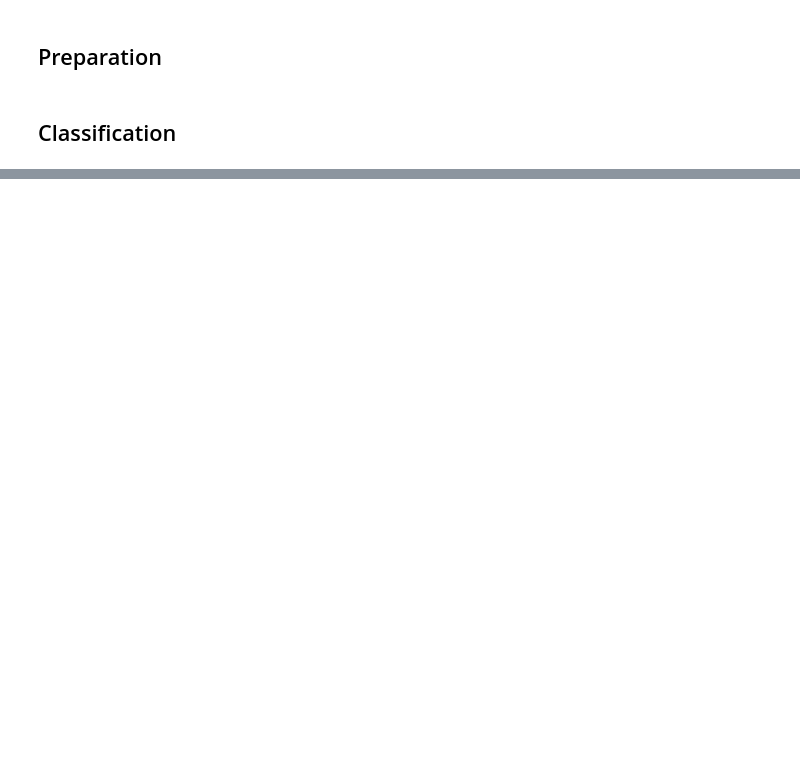
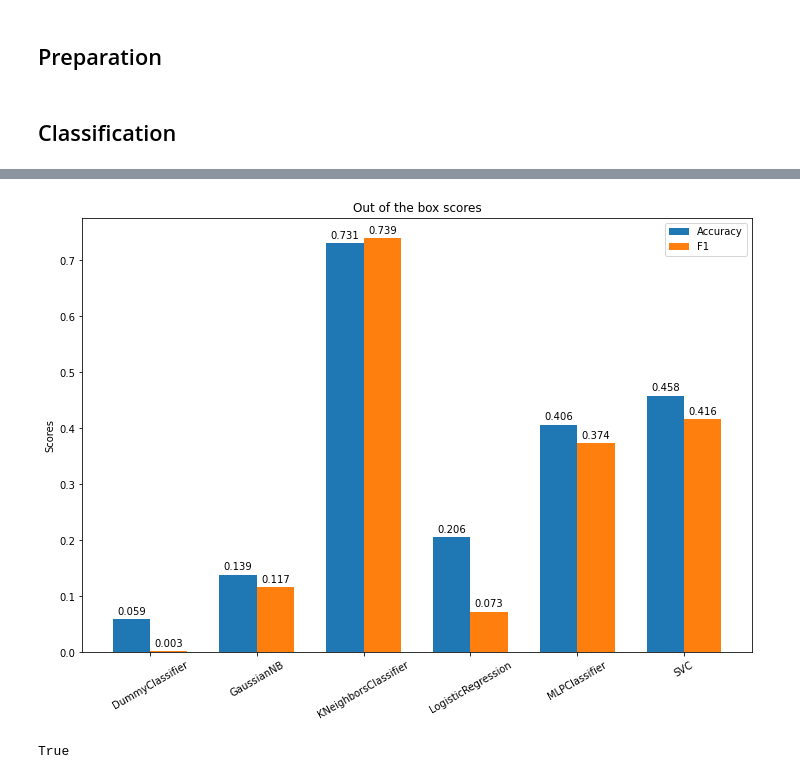
Before and after one commit to k-papadakis/ml-labs, a Jupyter notebook: supervised.ipynb, the cells around one changed output, grey strips where cells are left out. Cells and saved outputs as stored; diff of their text form; code cells hidden in the pictures; blank space fills up the shorter version.

Commit message:
Finished with the defaults in the supervised part.

```diff
--- a/supervised.ipynb
+++ b/supervised.ipynb
@@ -133,4 +146,2 @@ X_train, X_test, y_train, y_test = train_test_split(X, y, test_size=0.3, random_
 # %% [markdown]
 ## Classification
-# %%
-clf = LogisticRegression(random_state=RANDOM_STATE)
@@ -136,0 +166,11 @@ clf = LogisticRegression(random_state=RANDOM_STATE)
+# %%
+@ignore_warnings(category=ConvergenceWarning)
+def get_default_measurement(clf_class, X_train, X_test, y_train, y_test):
+    clf = clf_class()
+    clf.fit(X_train, y_train)
+    y_pred = clf.predict(X_test)
+    acc = accuracy_score(y_test, y_pred)
+    f1 = f1_score(y_test, y_pred, average='macro')
+    return acc, f1, clf
+# %%
+default_measurements = [get_default_measurement(clf_class, X_train, X_test, y_train, y_test) for clf_class in clf_classes]
@@ -136,0 +191,31 @@ clf = LogisticRegression(random_state=RANDOM_STATE)
+# %%
+def plot_measurements(measurements, title, ax=None):
+
+    accs, f1s, clfs = zip(*measurements)
+    clf_names = [type(clf).__name__ for clf in clfs]
+    xs = np.arange(len(measurements))
+    width = 0.35
+
+    if ax is None:
+        fig, ax = plt.subplots(figsize=(12, 8))
+
+    acc_bars = ax.bar(xs - width/2, accs, width, label='Accuracy')
+    f1_bars = ax.bar(xs + width/2, f1s, width, label='F1')
+    ax.bar_label(acc_bars, fmt='%.3f', padding=3)
+    ax.bar_label(f1_bars, fmt='%.3f', padding=3)
+
+    # plt.xlabel('Classifiers')
+    ax.set_ylabel('Scores')
+    ax.set_title(title)
+    ax.set_xticks(xs, clf_names, rotation=30)
+    ax.legend()
+# %%
+plot_measurements(default_measurements, title='Out of the box scores')
+plt.show()
+# %% [output]
+[figure, added]
+# %%
+# The Dummy classifier predicts everything as the most frequent class.
+np.all(default_measurements[0][2].predict(X_test) == classes[np.argmax(class_counts)])
+# %% [output]
+True
```
Also changed, not shown: parts of 10 cells of this notebook, 1 other file.
